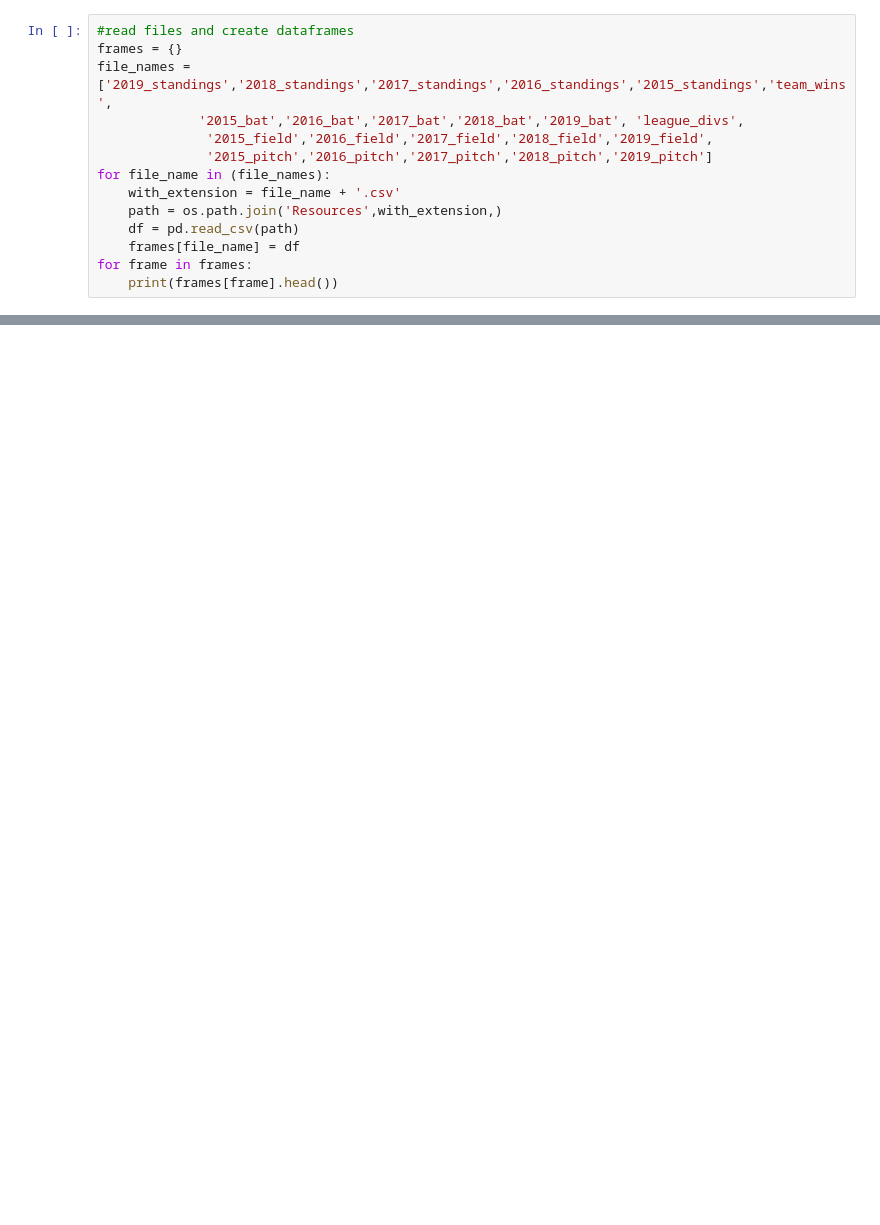
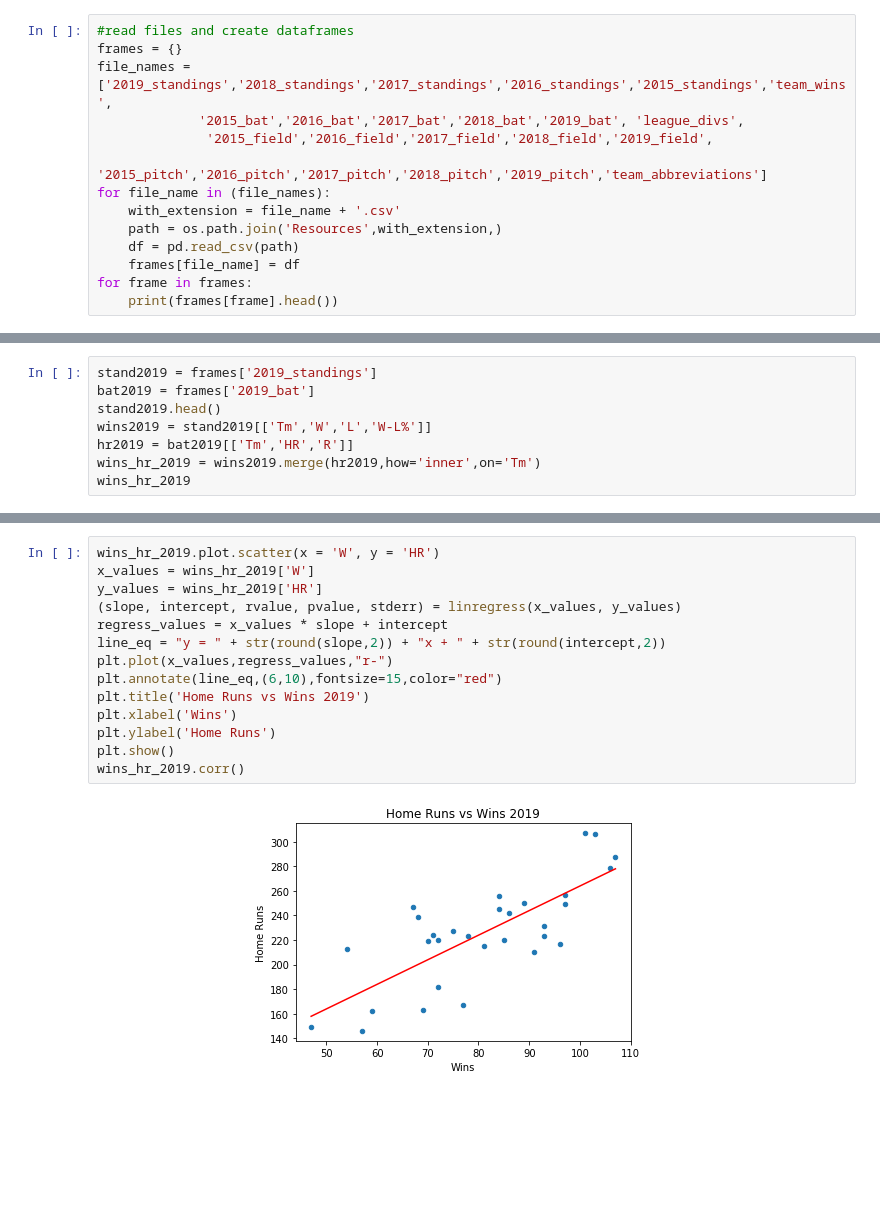
Before and after one commit to trent654321/Sports-Data-Analysis, a Jupyter notebook: team_stats_analysis.ipynb, the cells around one changed output, grey strips where cells are left out. Saved outputs shown, nothing was run; the diff lists cells and outputs as text; blank space fills up the shorter version.

Commit message:
wins vs home runs analysis and plots

```diff
--- a/team_stats_analysis.ipynb
+++ b/team_stats_analysis.ipynb
@@ -8,7 +10,7 @@ frames = {}
 file_names = ['2019_standings','2018_standings','2017_standings','2016_standings','2015_standings','team_wins',
              '2015_bat','2016_bat','2017_bat','2018_bat','2019_bat', 'league_divs',
               '2015_field','2016_field','2017_field','2018_field','2019_field',
-              '2015_pitch','2016_pitch','2017_pitch','2018_pitch','2019_pitch']
+              '2015_pitch','2016_pitch','2017_pitch','2018_pitch','2019_pitch','team_abbreviations']
 for file_name in (file_names):
     with_extension = file_name + '.csv'
     path = os.path.join('Resources',with_extension,)
@@ -36,0 +39,8 @@ for frame in frames:
+# %%
+stand2019 = frames['2019_standings']
+bat2019 = frames['2019_bat']
+stand2019.head()
+wins2019 = stand2019[['Tm','W','L','W-L%']]
+hr2019 = bat2019[['Tm','HR','R']]
+wins_hr_2019 = wins2019.merge(hr2019,how='inner',on='Tm')
+wins_hr_2019
@@ -36,0 +87,16 @@ for frame in frames:
+# %%
+wins_hr_2019.plot.scatter(x = 'W', y = 'HR')
+x_values = wins_hr_2019['W']
+y_values = wins_hr_2019['HR']
+(slope, intercept, rvalue, pvalue, stderr) = linregress(x_values, y_values)
+regress_values = x_values * slope + intercept
+line_eq = "y = " + str(round(slope,2)) + "x + " + str(round(intercept,2))
+plt.plot(x_values,regress_values,"r-")
+plt.annotate(line_eq,(6,10),fontsize=15,color="red")
+plt.title('Home Runs vs Wins 2019')
+plt.xlabel('Wins')
+plt.ylabel('Home Runs')
+plt.show()
+wins_hr_2019.corr()
+# %% [output]
+[figure, added]
```
Also changed, not shown: parts of 13 cells of this notebook, 1 other file.
